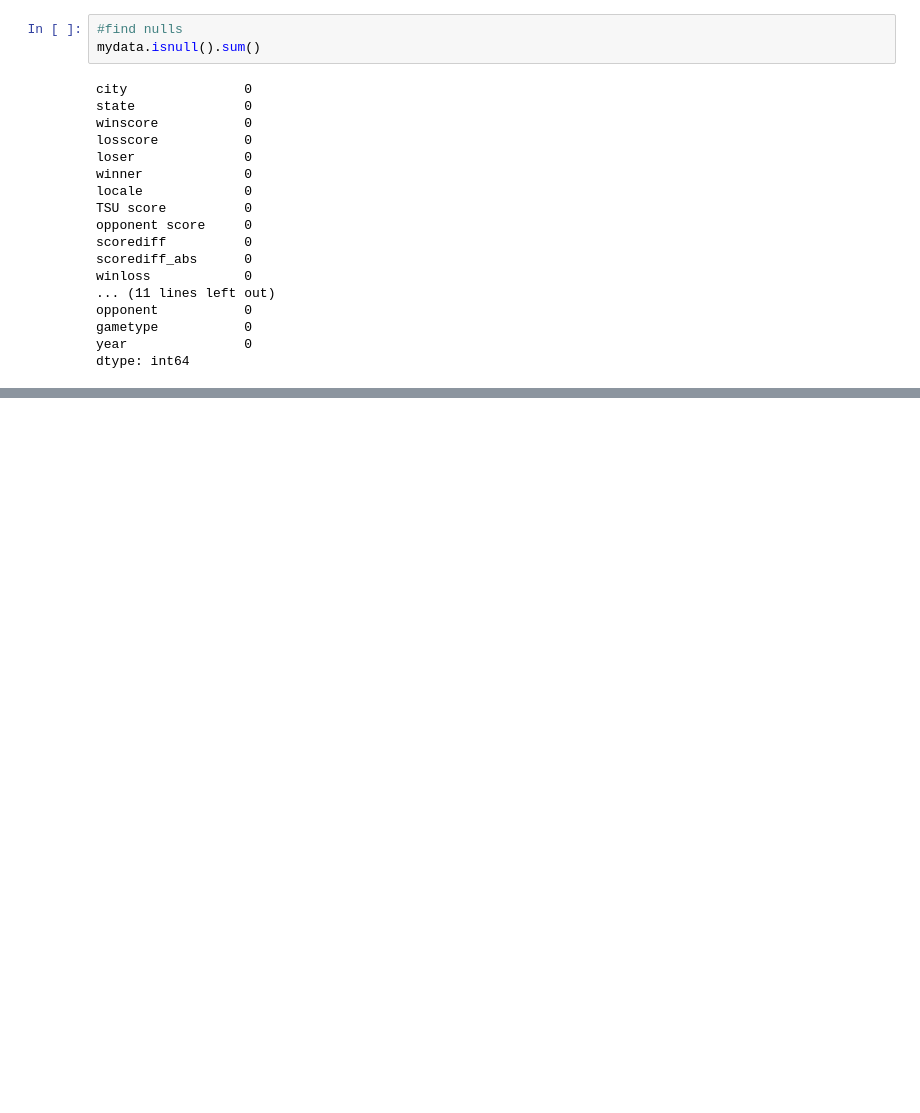
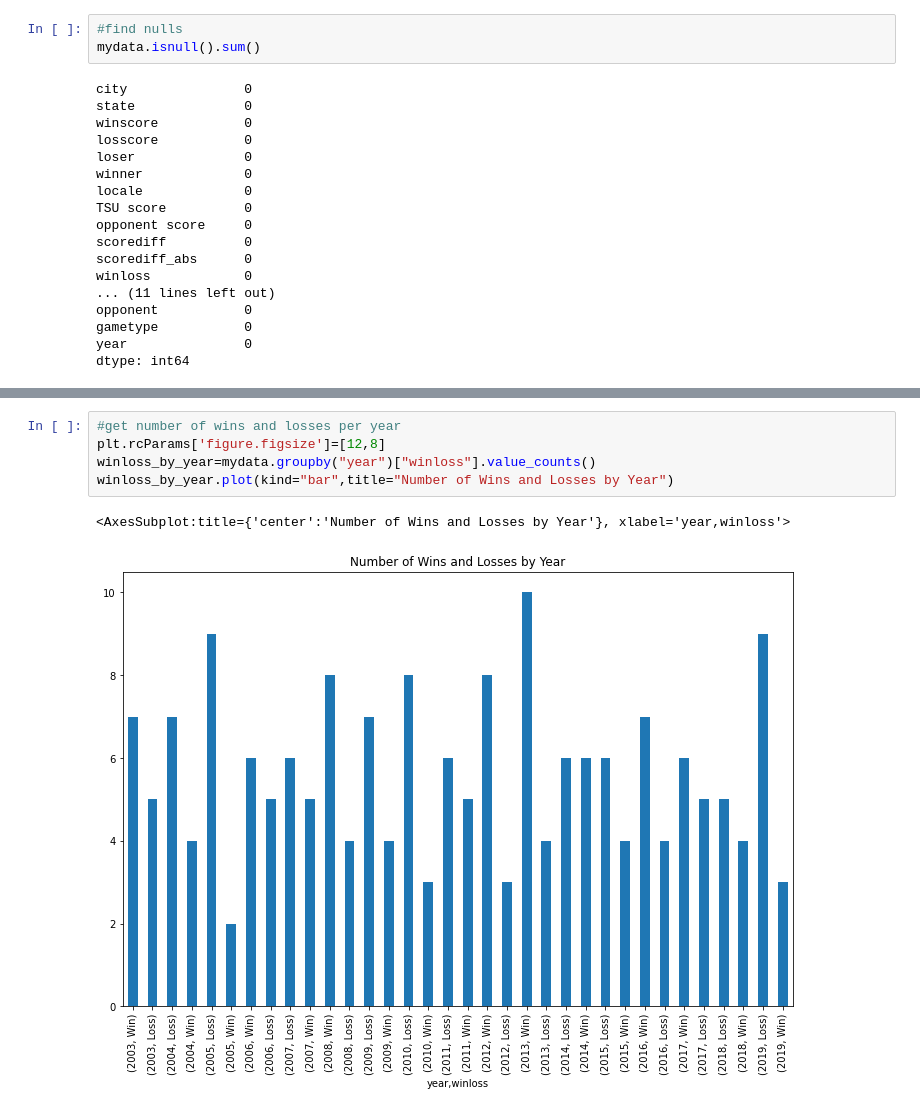
Before and after one commit to e-harrell/TSU, a Jupyter notebook: exploratory data analysis.ipynb, the cells around one changed output, grey strips where cells are left out. Drawn from its saved outputs; the diff is of its cells as text; blank space fills up the shorter version.

Commit message:
added graphs and tables for some predictors

```diff
--- a/exploratory data analysis.ipynb
+++ b/exploratory data analysis.ipynb
@@ -132,0 +114,8 @@ plt.show()
+# %%
+#get number of wins and losses per year
+plt.rcParams['figure.figsize']=[12,8]
+winloss_by_year=mydata.groupby("year")["winloss"].value_counts()
+winloss_by_year.plot(kind="bar",title="Number of Wins and Losses by Year")
+# %% [output]
+<AxesSubplot:title={'center':'Number of Wins and Losses by Year'}, xlabel='year,winloss'>
+[figure, added]
```
Also changed, not shown: parts of 13 cells of this notebook.
